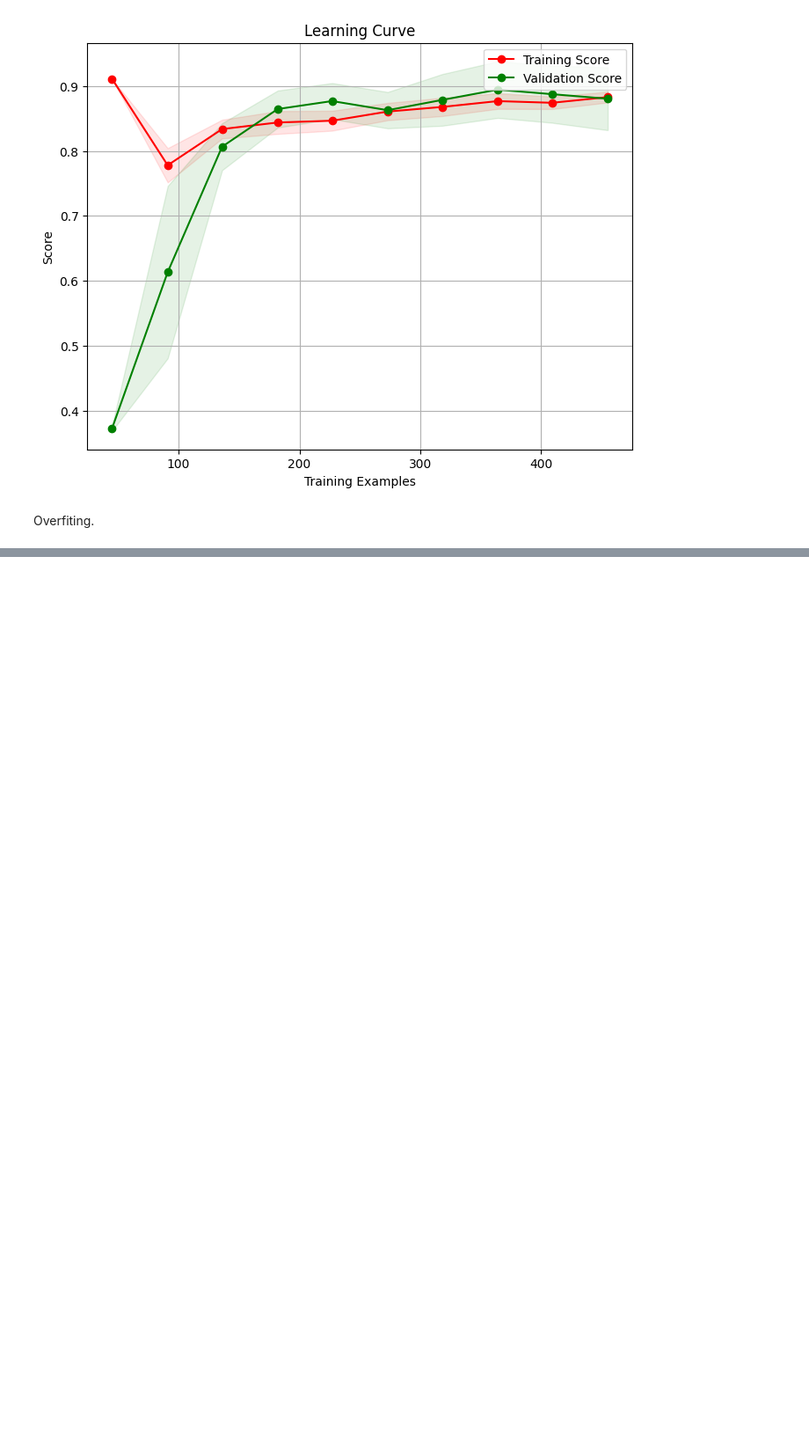
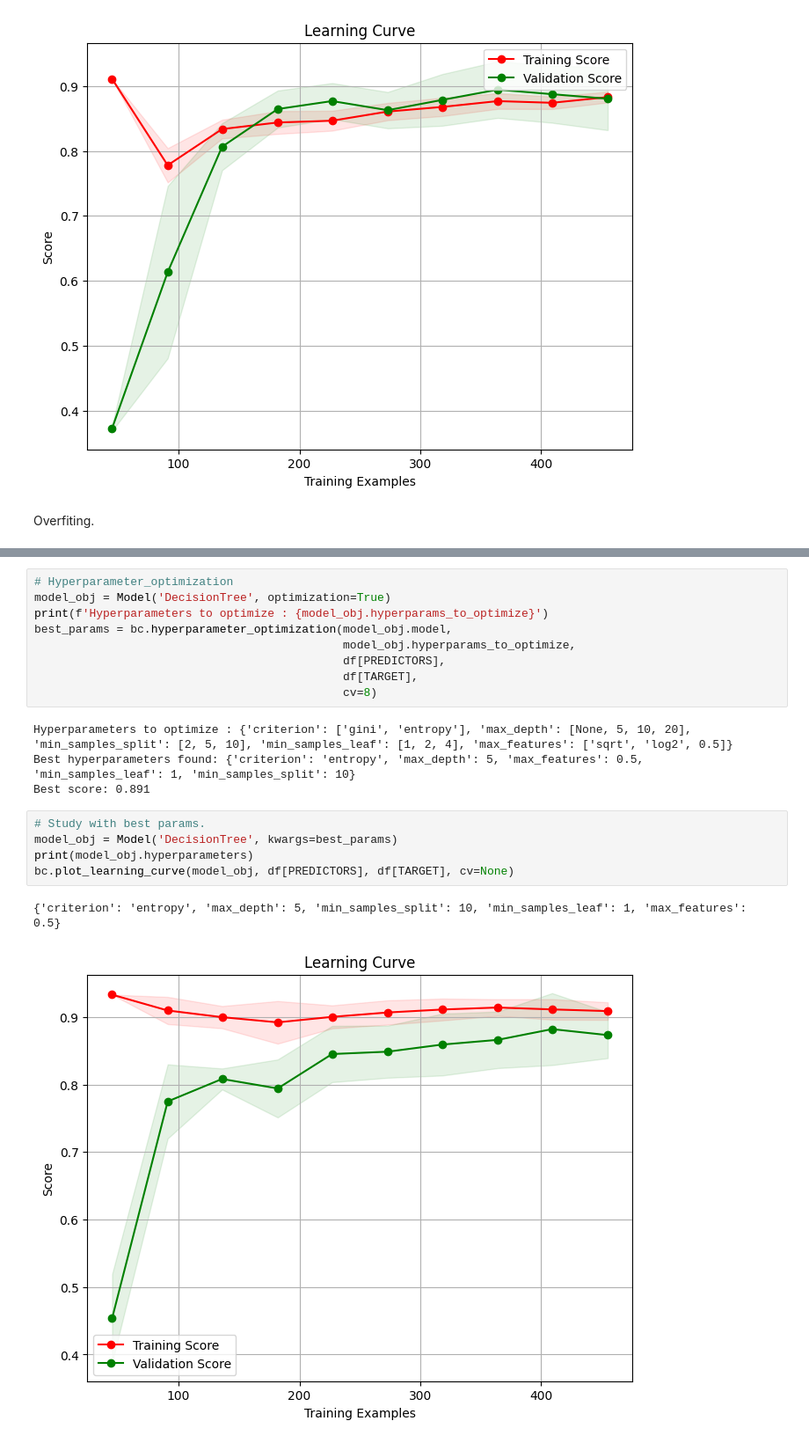
Before and after one commit to MartaCollPol/BreastCancerPrediction, a Jupyter notebook: notebooks/Model_Evaluation.ipynb, the cells around one changed output, grey strips where cells are left out. Shown at 88% size. Saved outputs shown, nothing was run; the diff lists cells and outputs as text; blank space fills up the shorter version.

```diff
--- a/notebooks/Model_Evaluation.ipynb
+++ b/notebooks/Model_Evaluation.ipynb
@@ -93,0 +133,21 @@ Results for test set:
+# %%
+# Hyperparameter_optimization
+model_obj = Model('DecisionTree', optimization=True)
+print(f'Hyperparameters to optimize : {model_obj.hyperparams_to_optimize}')
+best_params = bc.hyperparameter_optimization(model_obj.model,
+                                             model_obj.hyperparams_to_optimize,
+                                             df[PREDICTORS],
+                                             df[TARGET],
+                                             cv=8)
+# %% [output]
+Hyperparameters to optimize : {'criterion': ['gini', 'entropy'], 'max_depth': [None, 5, 10, 20], 'min_samples_split': [2, 5, 10], 'min_samples_leaf': [1, 2, 4], 'max_features': ['sqrt', 'log2', 0.5]}
+Best hyperparameters found: {'criterion': 'entropy', 'max_depth': 5, 'max_features': 0.5, 'min_samples_leaf': 1, 'min_samples_split': 10}
+Best score: 0.891
+# %%
+# Study with best params.
+model_obj = Model('DecisionTree', kwargs=best_params)
+print(model_obj.hyperparameters)
+bc.plot_learning_curve(model_obj, df[PREDICTORS], df[TARGET], cv=None)
+# %% [output]
+{'criterion': 'entropy', 'max_depth': 5, 'min_samples_split': 10, 'min_samples_leaf': 1, 'max_features': 0.5}
+[figure, added]
```
Also changed, not shown: parts of 35 cells of this notebook, 11 other files.
